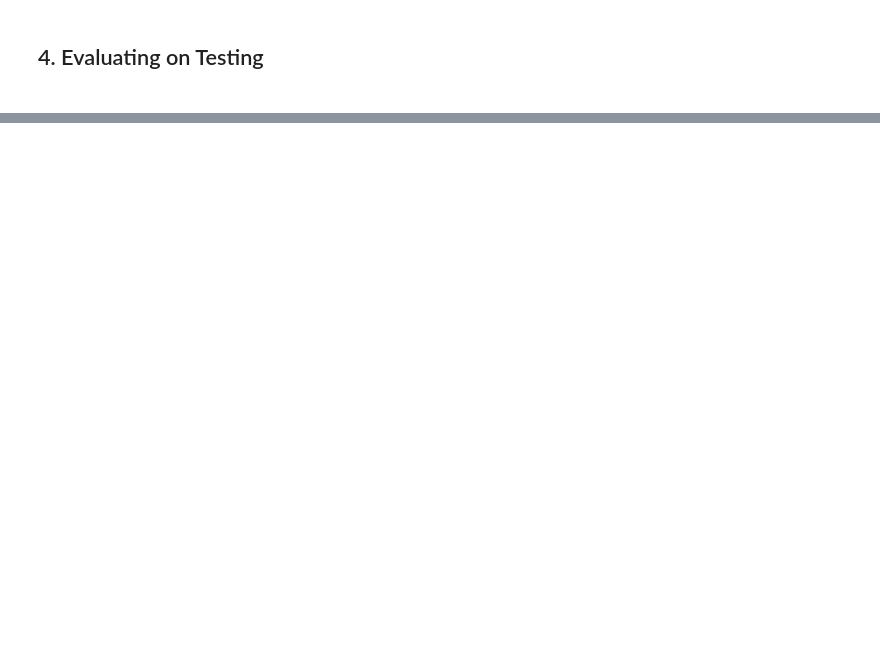
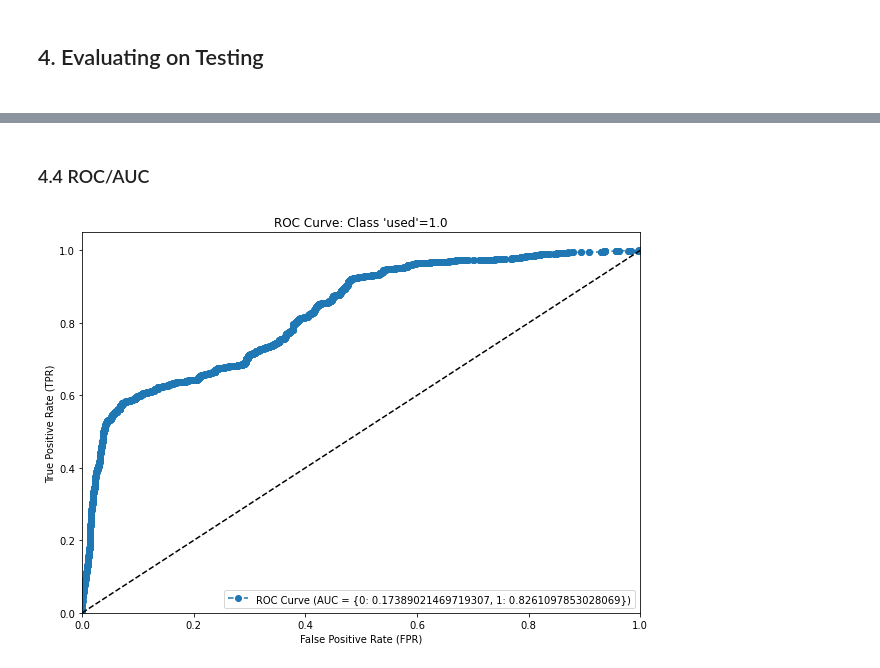
Before and after one commit to dpalominop/MeLiChallenge, a Jupyter notebook: 4.evaluation.ipynb, the cells around one changed output, grey strips where cells are left out. Cells and saved outputs as stored; diff of their text form; code cells hidden in the pictures; blank space fills up the shorter version.

```diff
--- a/4.evaluation.ipynb
+++ b/4.evaluation.ipynb
@@ -38,3 +71,3 @@ y_pred
 # %%
-y_score = clf.predict_proba(X)
-y_score
+y_pred_score = clf.predict_proba(X)
+y_pred_score
@@ -53,20 +117,18 @@ print(confusion_df)
+# %% [markdown]
+### 4.4 ROC/AUC
 # %%
-fpr = dict()
-tpr = dict()
-roc_auc = dict()
-
-for i in range(n_class):
-    fpr[i], tpr[i], _ = roc_curve(y_test[:, i], y_score[:, i])
-    roc_auc[i] = auc(fpr[i], tpr[i])
+fpr, tpr, _ = roc_curve(y_true, y_pred_score[:, 1])
+roc_auc[i] = auc(fpr, tpr)
 # %%
-for i in range(n_class):
-    plt.figure(figsize=(10, 7))
-    plt.plot(fpr[i], tpr[i],'o--', label=f"ROC Curve (AUC = {roc_auc[i]})")
-    plt.plot([0, 1], [0, 1], 'k--')
-    plt.xlim([0.0, 1.0])
-    plt.ylim([0.0, 1.05])
-    plt.xlabel('False Positive Rate (FPR)')
-    plt.ylabel('True Positive Rate (TPR)')
-    plt.title(f"ROC Curve: Class {i}")
-    plt.legend(loc="lower right")
-    plt.show()
+plt.figure(figsize=(10, 7))
+plt.plot(fpr, tpr,'o--', label=f"ROC Curve (AUC = {roc_auc})")
+plt.plot([0, 1], [0, 1], 'k--')
+plt.xlim([0.0, 1.0])
+plt.ylim([0.0, 1.05])
+plt.xlabel('False Positive Rate (FPR)')
+plt.ylabel('True Positive Rate (TPR)')
+plt.title(f"ROC Curve: Class \'used\'=1.0")
+plt.legend(loc="lower right")
+plt.show()
+# %% [output]
+[figure, added]
```
Also changed, not shown: parts of 13 cells of this notebook, 6 other files.
